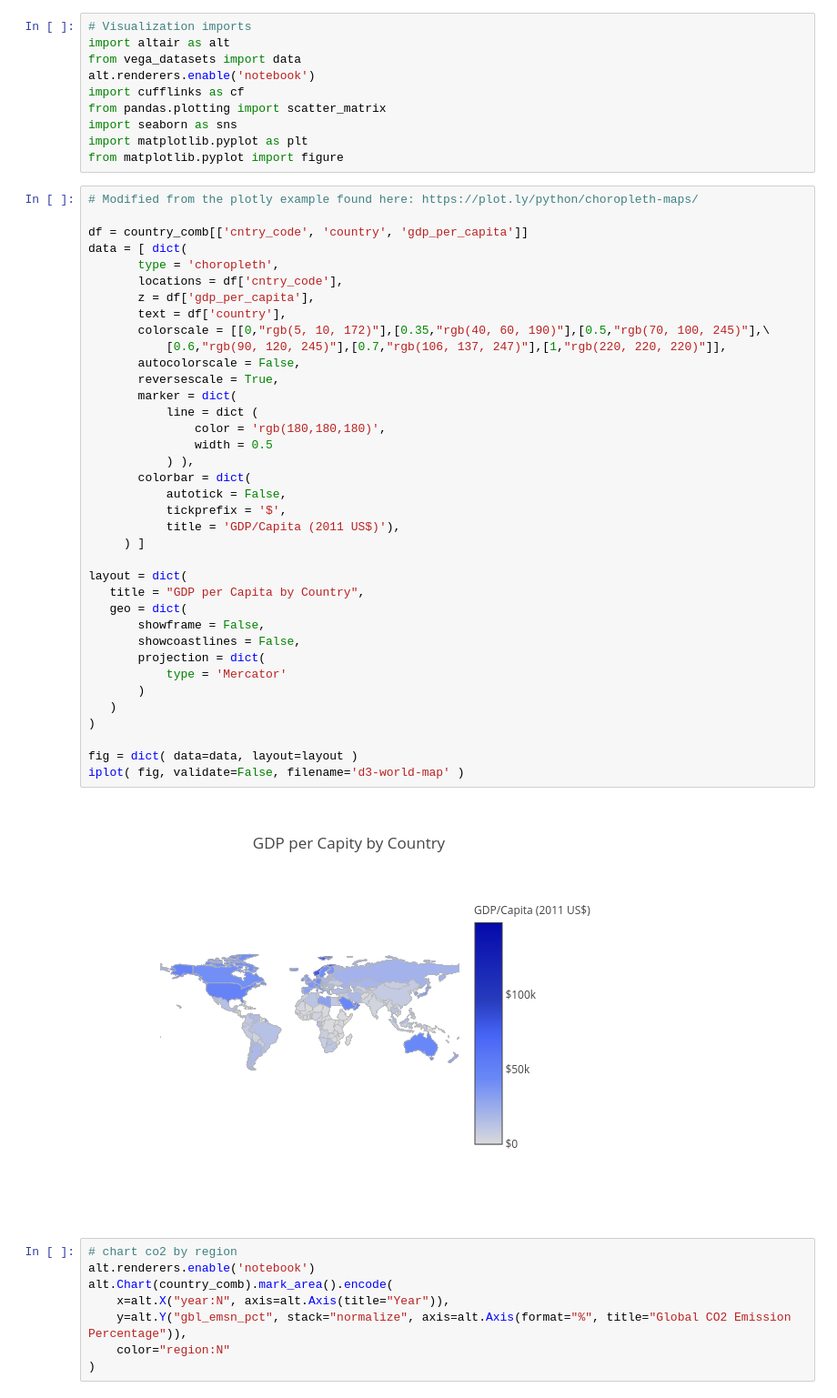
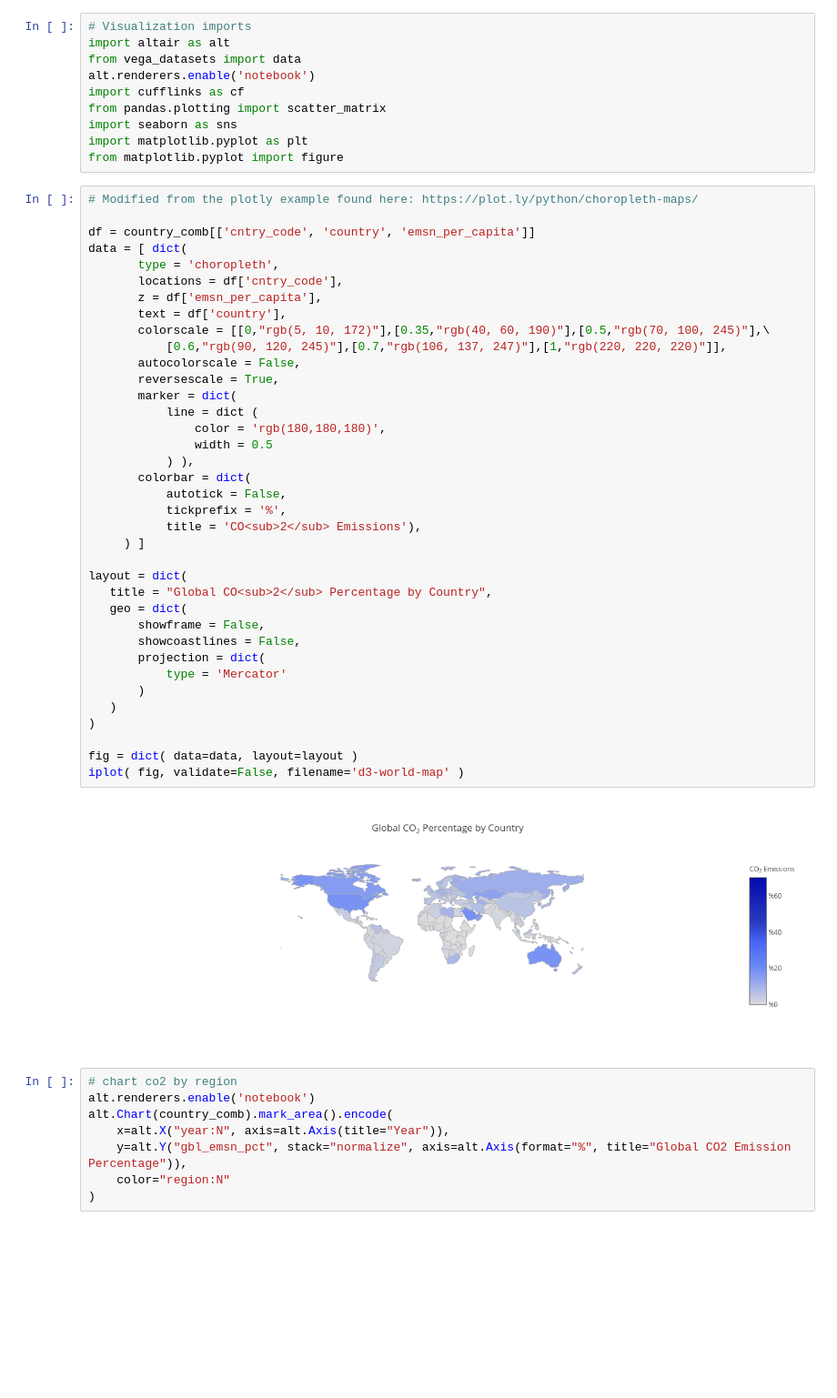
Before and after one commit to wiggs555/cse7324project, a Jupyter notebook: Project1/Project1_adams.ipynb, the cells around one changed output. Shown at 91% size. Drawn from its saved outputs; the diff is of its cells as text; blank space fills up the shorter version.

Commit message:
fixed map visual

```diff
--- a/Project1/Project1_adams.ipynb
+++ b/Project1/Project1_adams.ipynb
@@ -217,42 +217,42 @@ from matplotlib.pyplot import figure
 # %%
 # Modified from the plotly example found here: https://plot.ly/python/choropleth-maps/
 
-df = country_comb[['cntry_code', 'country', 'gdp_per_capita']]
+df = country_comb[['cntry_code', 'country', 'emsn_per_capita']]
 data = [ dict(
        type = 'choropleth',
        locations = df['cntry_code'],
-       z = df['gdp_per_capita'],
+       z = df['emsn_per_capita'],
        text = df['country'],
        colorscale = [[0,"rgb(5, 10, 172)"],[0.35,"rgb(40, 60, 190)"],[0.5,"rgb(70, 100, 245)"],\
            [0.6,"rgb(90, 120, 245)"],[0.7,"rgb(106, 137, 247)"],[1,"rgb(220, 220, 220)"]],
        autocolorscale = False,
        reversescale = True,
        marker = dict(
            line = dict (
                color = 'rgb(180,180,180)',
                width = 0.5
            ) ),
        colorbar = dict(
            autotick = False,
-           tickprefix = '$',
-           title = 'GDP/Capita (2011 US$)'),
+           tickprefix = '%',
+           title = 'CO<sub>2</sub> Emissions'),
      ) ]
 
 layout = dict(
-   title = "GDP per Capita by Country",
+   title = "Global CO<sub>2</sub> Percentage by Country",
    geo = dict(
        showframe = False,
        showcoastlines = False,
        projection = dict(
            type = 'Mercator'
        )
    )
 )
 
 fig = dict( data=data, layout=layout )
 iplot( fig, validate=False, filename='d3-world-map' )
 # %% [output]
-[figure, old version]
+[figure, new version]
 # %%
 # chart co2 by region
 alt.renderers.enable('notebook')
```
